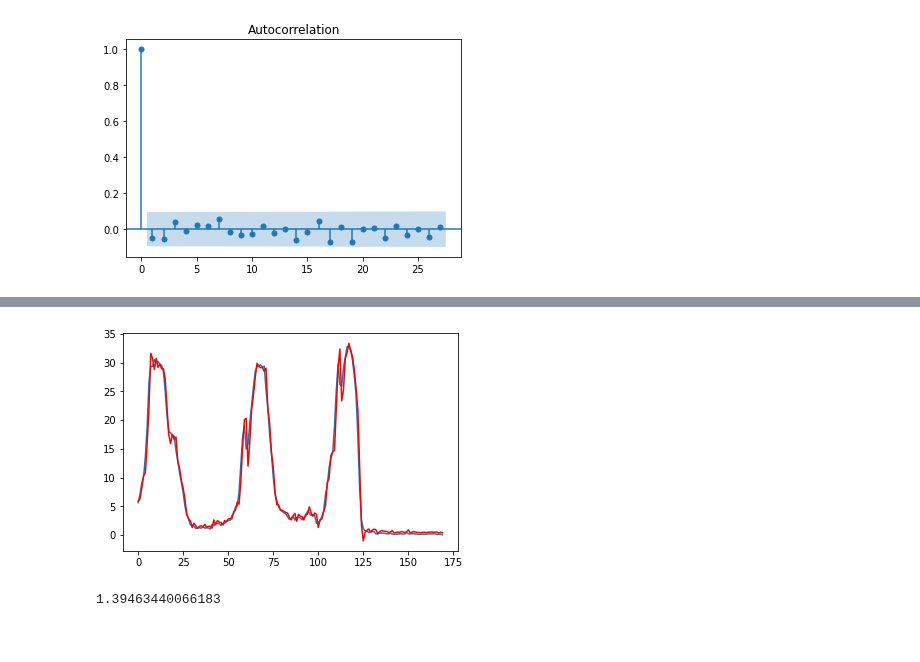
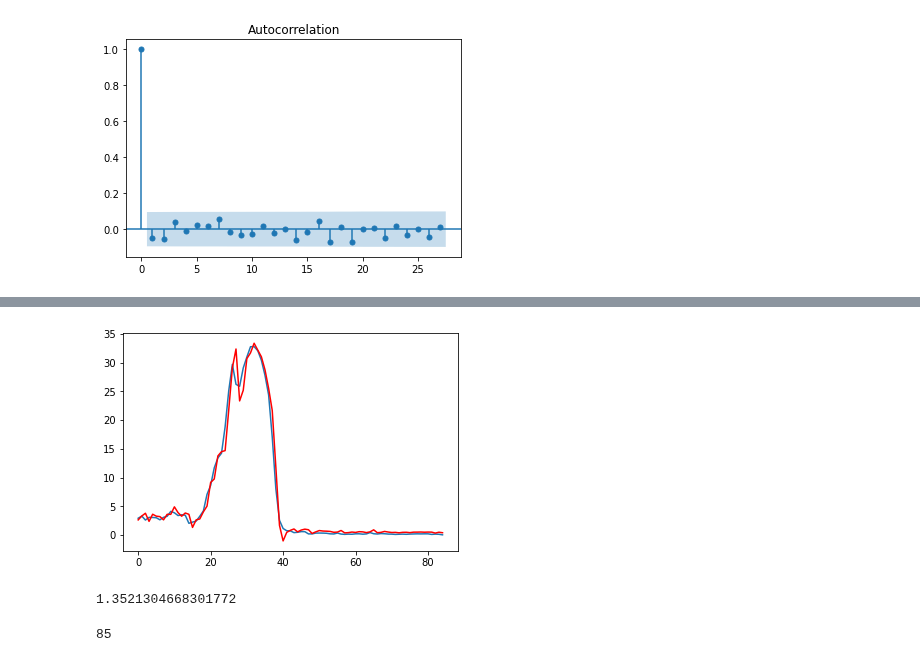
Before and after one commit to andrewmejia600/DS7333, a Jupyter notebook: CASE_STUDY_8/Final Model - pct_positive.ipynb, the cells around one changed output, grey strips where cells are left out. Drawn from its saved outputs; the diff is of its cells as text; code cells hidden in the pictures.

```diff
--- a/CASE_STUDY_8/Final Model - pct_positive.ipynb
+++ b/CASE_STUDY_8/Final Model - pct_positive.ipynb
@@ -503,6 +503,10 @@ pyplot.show()
 # %%
 #RMSE
-arima_window_ase(flu_data.pct_positive, train_ratio = .60, order=(2,0,0))
+arima_window_ase(flu_data.pct_positive, train_ratio = .80, order=(2,0,0))
 # %% [output]
-[figure, old version]
+[figure, new version]
-1.39463440066183
+1.3521304668301772
+# %%
+len(test)
+# %% [output]
+85
```
Also changed, not shown: parts of 4 cells of this notebook.
